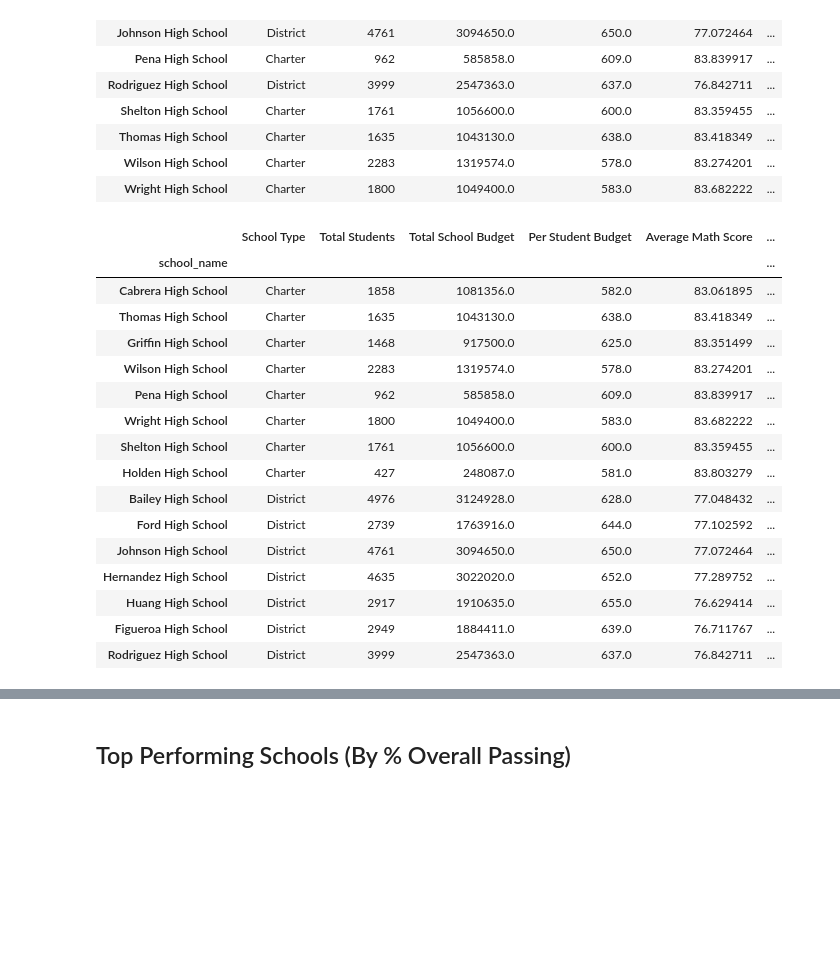
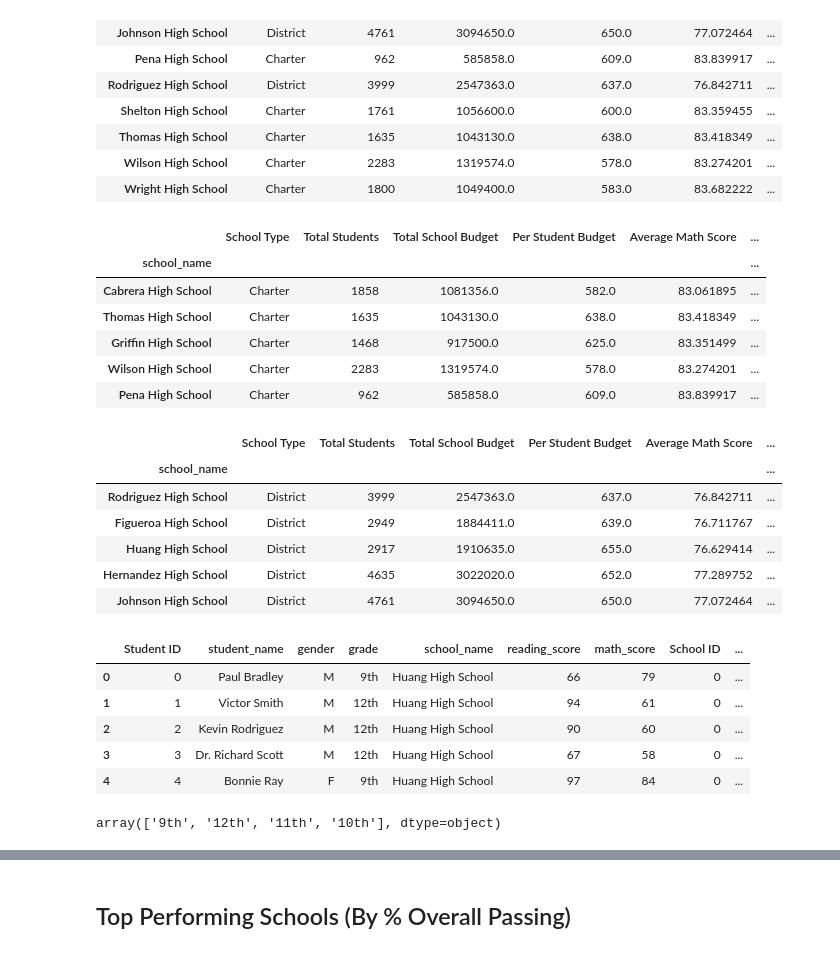
Before and after one commit to valputla/pandas-challenge, a Jupyter notebook: PyCitySchools/PyCitySchools - Lindsey Morales.ipynb, the cells around one changed output, grey strips where cells are left out. Drawn from its saved outputs; the diff is of its cells as text; code cells hidden in the pictures; blank space fills up the shorter version.

Commit message:
working out test scores by grade.

```diff
--- a/PyCitySchools/PyCitySchools - Lindsey Morales.ipynb
+++ b/PyCitySchools/PyCitySchools - Lindsey Morales.ipynb
@@ -837,23 +837,37 @@ aggregate_df
 | Wilson High School | Charter | 2283 | 1319574.0 | 578.0 | 83.274201 | ... |
 | Wright High School | Charter | 1800 | 1049400.0 | 583.0 | 83.682222 | ... |
 # %%
-top_5 = aggregate_df.sort_values(["% Overall Passing"], ascending = False)
+top_5 = aggregate_df.sort_values(["% Overall Passing"], ascending = False).head()
 top_5
 # %% [output]
 |  | School Type | Total Students | Total School Budget | Per Student Budget | Average Math Score | ... |
 | school_name |  |  |  |  |  | ... |
 | Cabrera High School | Charter | 1858 | 1081356.0 | 582.0 | 83.061895 | ... |
 | Thomas High School | Charter | 1635 | 1043130.0 | 638.0 | 83.418349 | ... |
 | Griffin High School | Charter | 1468 | 917500.0 | 625.0 | 83.351499 | ... |
 | Wilson High School | Charter | 2283 | 1319574.0 | 578.0 | 83.274201 | ... |
 | Pena High School | Charter | 962 | 585858.0 | 609.0 | 83.839917 | ... |
-| Wright High School | Charter | 1800 | 1049400.0 | 583.0 | 83.682222 | ... |
-| Shelton High School | Charter | 1761 | 1056600.0 | 600.0 | 83.359455 | ... |
-| Holden High School | Charter | 427 | 248087.0 | 581.0 | 83.803279 | ... |
-| Bailey High School | District | 4976 | 3124928.0 | 628.0 | 77.048432 | ... |
-| Ford High School | District | 2739 | 1763916.0 | 644.0 | 77.102592 | ... |
-| Johnson High School | District | 4761 | 3094650.0 | 650.0 | 77.072464 | ... |
-| Hernandez High School | District | 4635 | 3022020.0 | 652.0 | 77.289752 | ... |
-| Huang High School | District | 2917 | 1910635.0 | 655.0 | 76.629414 | ... |
-| Figueroa High School | District | 2949 | 1884411.0 | 639.0 | 76.711767 | ... |
-| Rodriguez High School | District | 3999 | 2547363.0 | 637.0 | 76.842711 | ... |
+# %%
+bottom_5 = aggregate_df.sort_values(["% Overall Passing"]).head()
+bottom_5
+# %% [output]
+|  | School Type | Total Students | Total School Budget | Per Student Budget | Average Math Score | ... |
+| school_name |  |  |  |  |  | ... |
+| Rodriguez High School | District | 3999 | 2547363.0 | 637.0 | 76.842711 | ... |
+| Figueroa High School | District | 2949 | 1884411.0 | 639.0 | 76.711767 | ... |
+| Huang High School | District | 2917 | 1910635.0 | 655.0 | 76.629414 | ... |
+| Hernandez High School | District | 4635 | 3022020.0 | 652.0 | 77.289752 | ... |
+| Johnson High School | District | 4761 | 3094650.0 | 650.0 | 77.072464 | ... |
+# %%
+school_data_complete.head()
+# %% [output]
+|  | Student ID | student_name | gender | grade | school_name | reading_score | math_score | School ID | ... |
+| 0 | 0 | Paul Bradley | M | 9th | Huang High School | 66 | 79 | 0 | ... |
+| 1 | 1 | Victor Smith | M | 12th | Huang High School | 94 | 61 | 0 | ... |
+| 2 | 2 | Kevin Rodriguez | M | 12th | Huang High School | 90 | 60 | 0 | ... |
+| 3 | 3 | Dr. Richard Scott | M | 12th | Huang High School | 67 | 58 | 0 | ... |
+| 4 | 4 | Bonnie Ray | F | 9th | Huang High School | 97 | 84 | 0 | ... |
+# %%
+school_data_complete["grade"].unique()
+# %% [output]
+array(['9th', '12th', '11th', '10th'], dtype=object)
```
Also changed, not shown: parts of 4 cells of this notebook.
